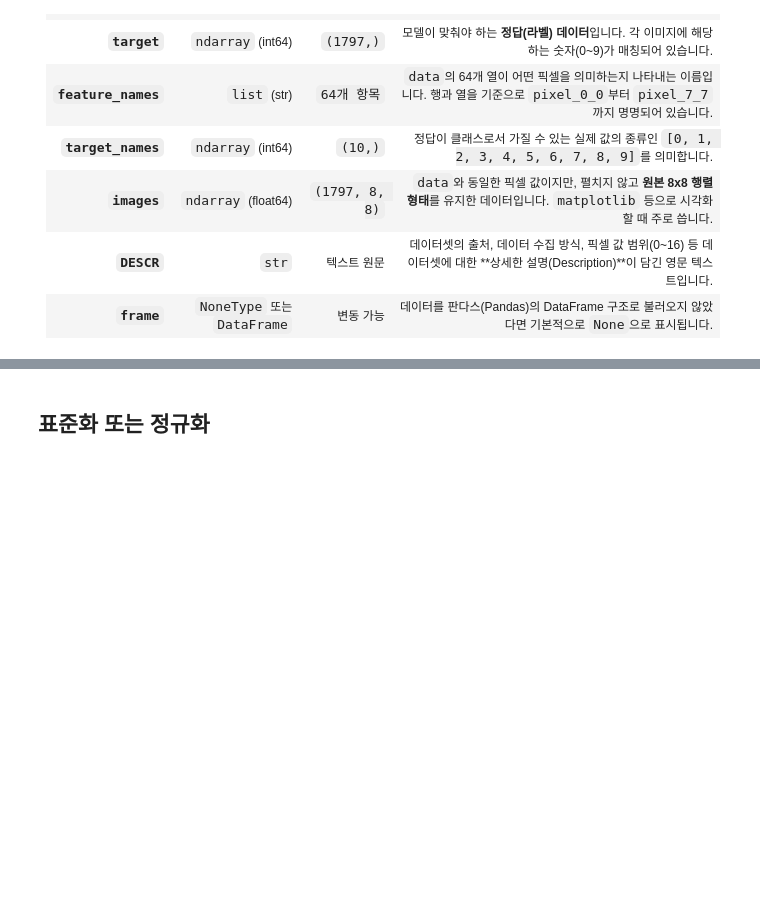
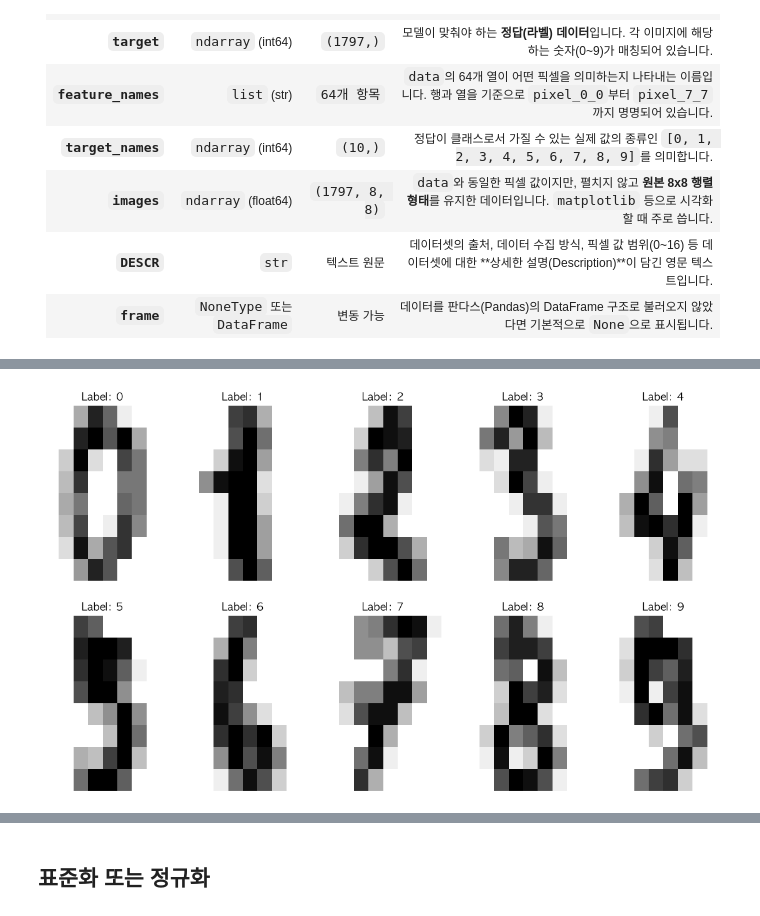
Before and after one commit to LEE0202020/study, a Jupyter notebook: 11. 머신러닝(SGD, ADAM, 손글씨 데이커셋).ipynb, the cells around one changed output, grey strips where cells are left out. Drawn from its saved outputs; the diff is of its cells as text; code cells hidden in the pictures; blank space fills up the shorter version.

```diff
--- a/11. 머신러닝(SGD, ADAM, 손글씨 데이커셋).ipynb
+++ b/11. 머신러닝(SGD, ADAM, 손글씨 데이커셋).ipynb
@@ -547,12 +597,17 @@ print(X.shape, y.shape)
 # %%
 fig , axes = plt.subplots(nrows=2, ncols=5, figsize=(14, 8))
 
-for i, ax in enumerate(axes, flatten()):
-    ing_data = X[i].reshape((8, 8))
+for i, ax in enumerate(axes.flatten()):
+    img_data = X[i].reshape((8, 8))
     # print(ing_data)
 
     # sns.heatmap(img_data, cmap="gray", char=False, ax=ax)
-    sns.heatmap(img_data, cmap="gray_r", char=False, ax=ax, xticklabels=False, yticklabels=False)
+    sns.heatmap(img_data, cmap="gray_r", cbar=False, ax=ax, xticklabels=False, yticklabels=False)
+    ax.set_title(f"Label: {y[i]}")
+
+plt.show()
+# %% [output]
+[figure, added]
 # %%
 X_test, X_train, y_test, y_train = train_test_split(X, y, test_size=0.2, stratify=y, random_state=2026)
 print(X_test.shape, X_train.shape, y_test.shape, y_train.shape)
```
Also changed, not shown: parts of 13 cells of this notebook, 7 other files.
